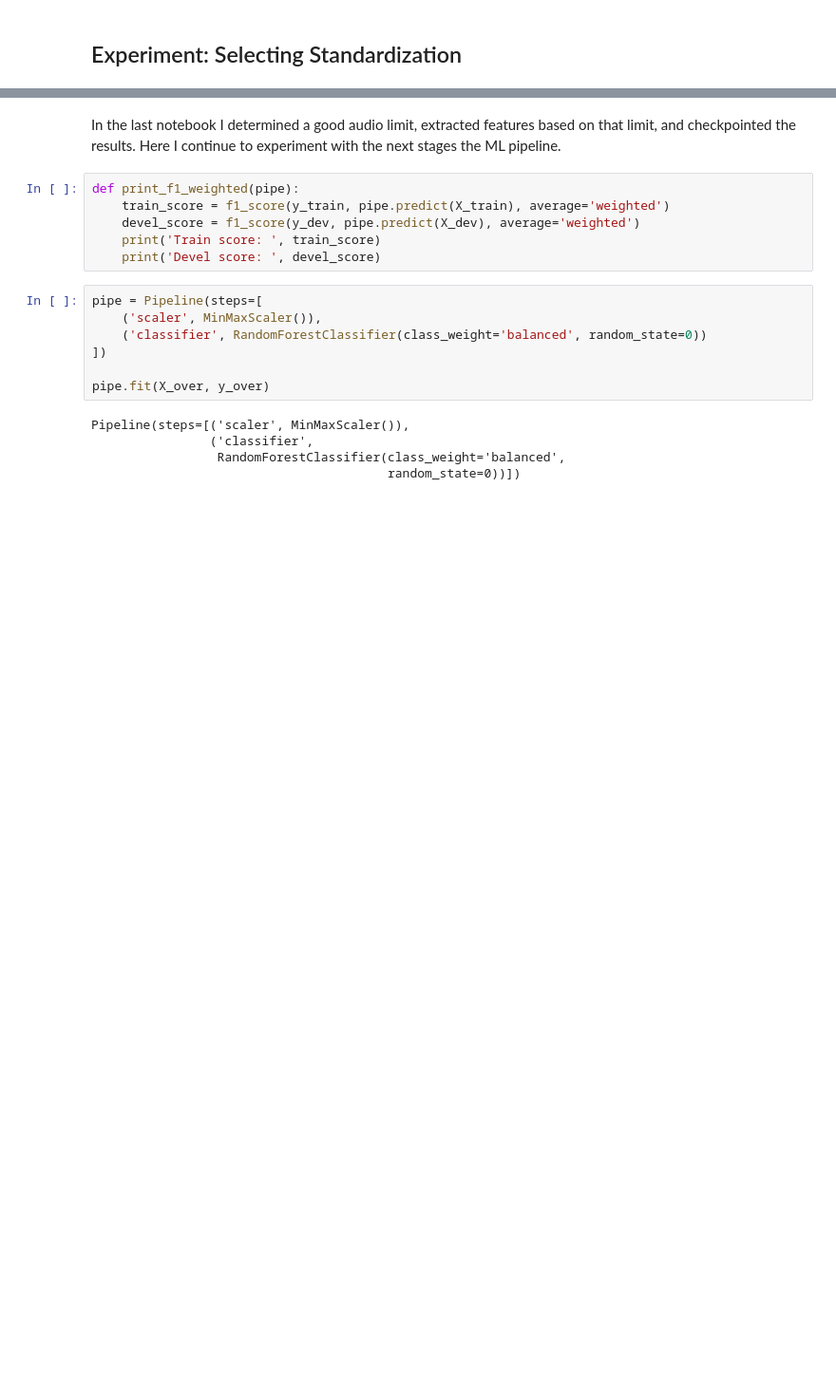
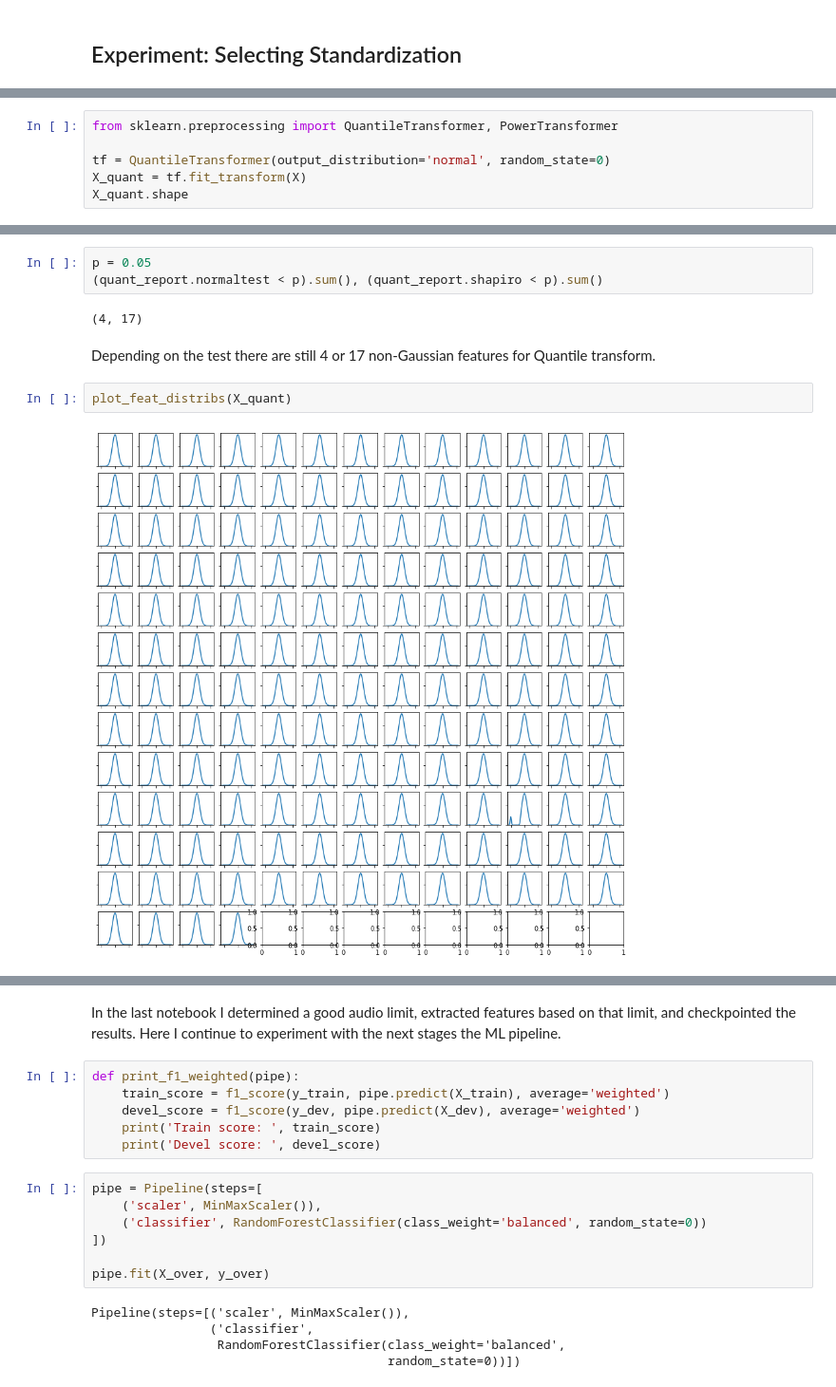
Before and after one commit to ryanjmccall/sb_ml_eng_capstone, a Jupyter notebook: capstone/notebooks/MELD_model_selection.ipynb, the cells around one changed output, grey strips where cells are left out. Shown at 95% size. Drawn from its saved outputs; the diff is of its cells as text; blank space fills up the shorter version.

```diff
--- a/capstone/notebooks/MELD_model_selection.ipynb
+++ b/capstone/notebooks/MELD_model_selection.ipynb
@@ -187,0 +211,6 @@ Looking at the features generated, most follow a power-law distribution, some fo
+# %%
+from sklearn.preprocessing import QuantileTransformer, PowerTransformer
+
+tf = QuantileTransformer(output_distribution='normal', random_state=0)
+X_quant = tf.fit_transform(X)
+X_quant.shape
@@ -187,0 +253,11 @@ Looking at the features generated, most follow a power-law distribution, some fo
+# %%
+p = 0.05
+(quant_report.normaltest < p).sum(), (quant_report.shapiro < p).sum()
+# %% [output]
+(4, 17)
+# %% [markdown]
+Depending on the test there are still 4 or 17 non-Gaussian features for Quantile transform.
+# %%
+plot_feat_distribs(X_quant)
+# %% [output]
+[figure, added]
```
Also changed, not shown: parts of 56 cells of this notebook.
